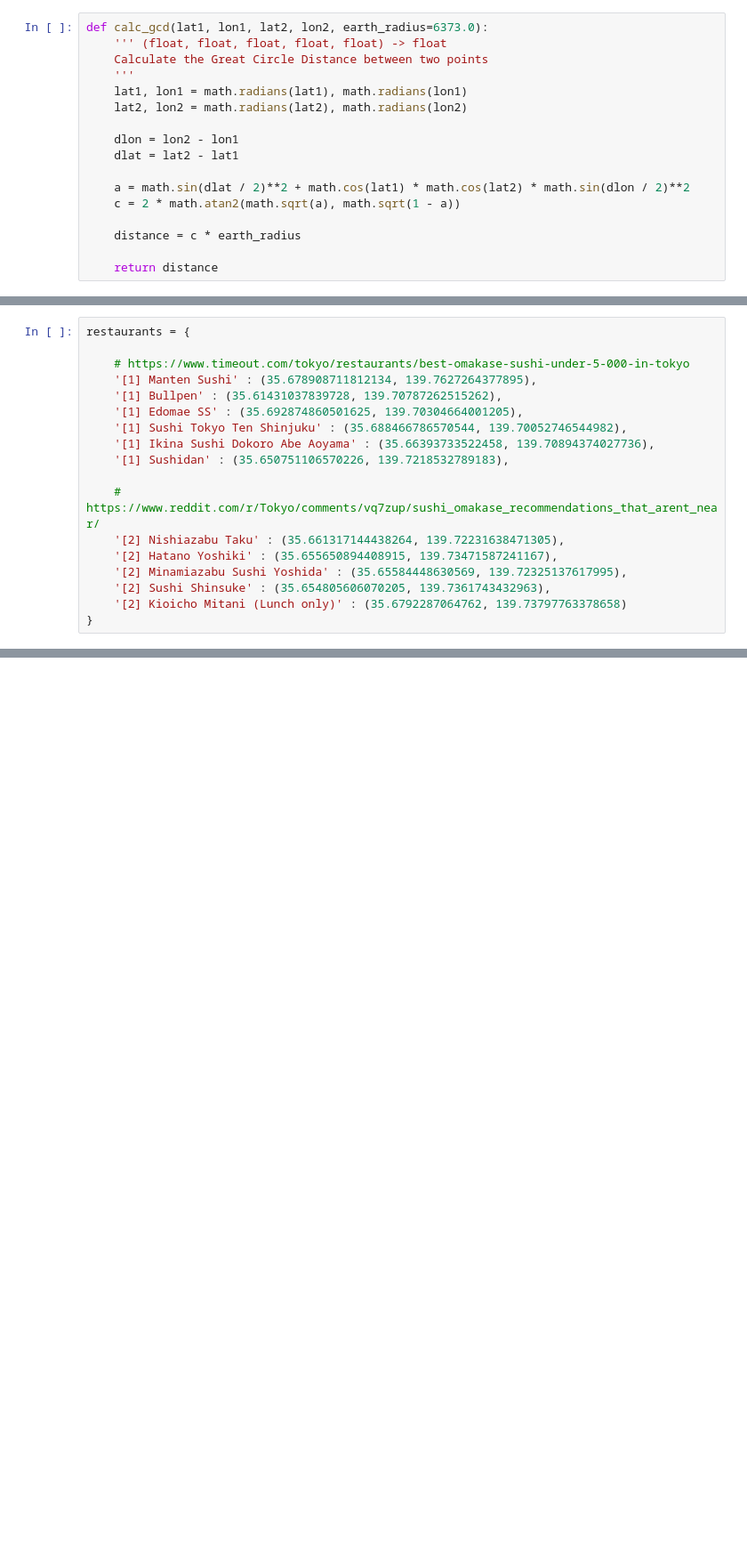
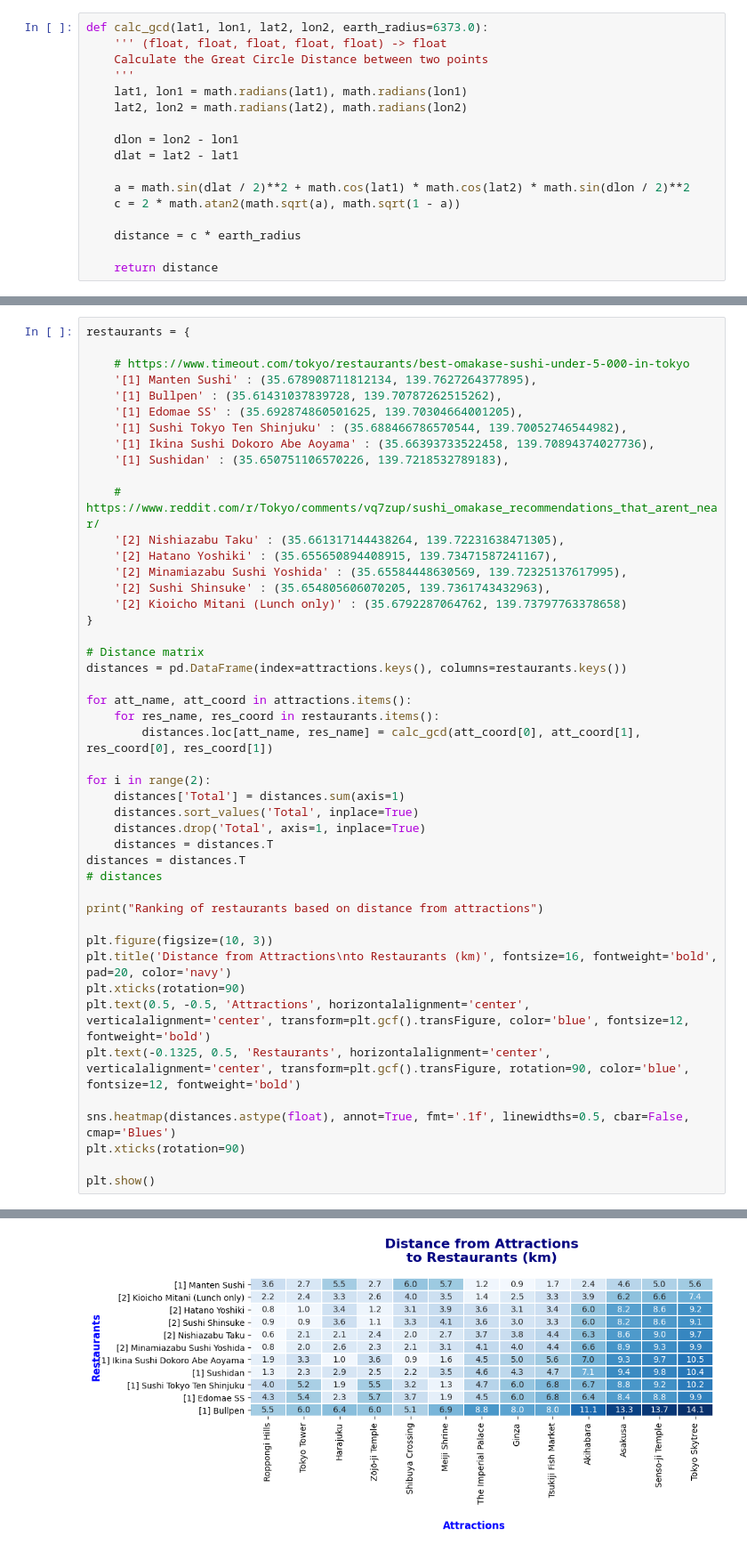
Before and after one commit to kevinhhl/Travel-Itineraries, a Jupyter notebook: Travel_Plan_Tokyo.ipynb, the cells around one changed output, grey strips where cells are left out. Shown at 89% size. Cells and saved outputs as stored; diff of their text form; blank space fills up the shorter version.

```diff
--- a/Travel_Plan_Tokyo.ipynb
+++ b/Travel_Plan_Tokyo.ipynb
@@ -62,3 +149,32 @@ restaurants = {
     '[2] Sushi Shinsuke' : (35.654805606070205, 139.7361743432963),
     '[2] Kioicho Mitani (Lunch only)' : (35.6792287064762, 139.73797763378658)
 }
+
+# Distance matrix
+distances = pd.DataFrame(index=attractions.keys(), columns=restaurants.keys())
+
+for att_name, att_coord in attractions.items():
+    for res_name, res_coord in restaurants.items():
+        distances.loc[att_name, res_name] = calc_gcd(att_coord[0], att_coord[1], res_coord[0], res_coord[1])
+
+for i in range(2):
+    distances['Total'] = distances.sum(axis=1)
+    distances.sort_values('Total', inplace=True)
+    distances.drop('Total', axis=1, inplace=True)
+    distances = distances.T
+distances = distances.T
+# distances
+
+print("Ranking of restaurants based on distance from attractions")
+
+plt.figure(figsize=(10, 3))
+plt.title('Distance from Attractions\nto Restaurants (km)', fontsize=16, fontweight='bold', pad=20, color='navy')
+plt.xticks(rotation=90)
+plt.text(0.5, -0.5, 'Attractions', horizontalalignment='center', verticalalignment='center', transform=plt.gcf().transFigure, color='blue', fontsize=12, fontweight='bold')
+plt.text(-0.1325, 0.5, 'Restaurants', horizontalalignment='center', verticalalignment='center', transform=plt.gcf().transFigure, rotation=90, color='blue', fontsize=12, fontweight='bold')
+
+sns.heatmap(distances.astype(float), annot=True, fmt='.1f', linewidths=0.5, cbar=False, cmap='Blues')
+plt.xticks(rotation=90)
+
+plt.show()
+# %% [output]
@@ -64,0 +182 @@ restaurants = {
+[figure, added]
```
Also changed, not shown: parts of 16 cells of this notebook.
